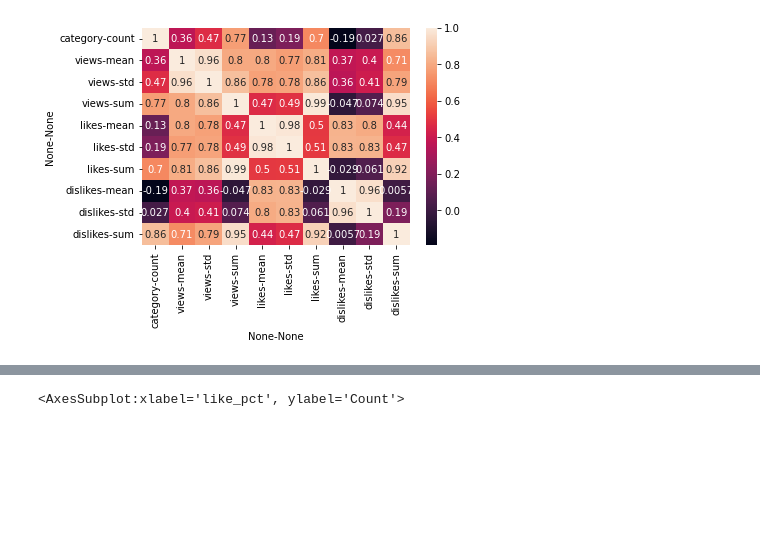
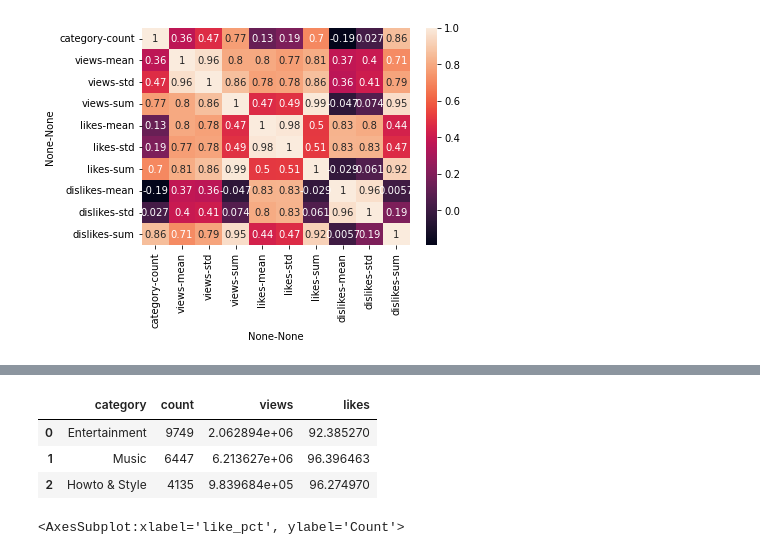
Before and after one commit to danielosetiawan/YouTube-EDA, a Jupyter notebook: youtube ipynb.ipynb, the cells around one changed output, grey strips where cells are left out. Saved outputs shown, nothing was run; the diff lists cells and outputs as text; code cells hidden in the pictures; blank space fills up the shorter version.

```diff
--- a/youtube ipynb.ipynb
+++ b/youtube ipynb.ipynb
@@ -211,3 +214,10 @@ df.groupby('category').agg(count=('category', 'count'),
+# %%
+df5.head(3)
+# %% [output]
+|  | category | count | views | likes |
+| 0 | Entertainment | 9749 | 2.062894e+06 | 92.385270 |
+| 1 | Music | 6447 | 6.213627e+06 | 96.396463 |
+| 2 | Howto & Style | 4135 | 9.839684e+05 | 96.274970 |
 # %%
 sns.histplot(x='like_pct', data=df, kde=True)
 # %% [output]
```
Also changed, not shown: parts of 1 cell of this notebook.
